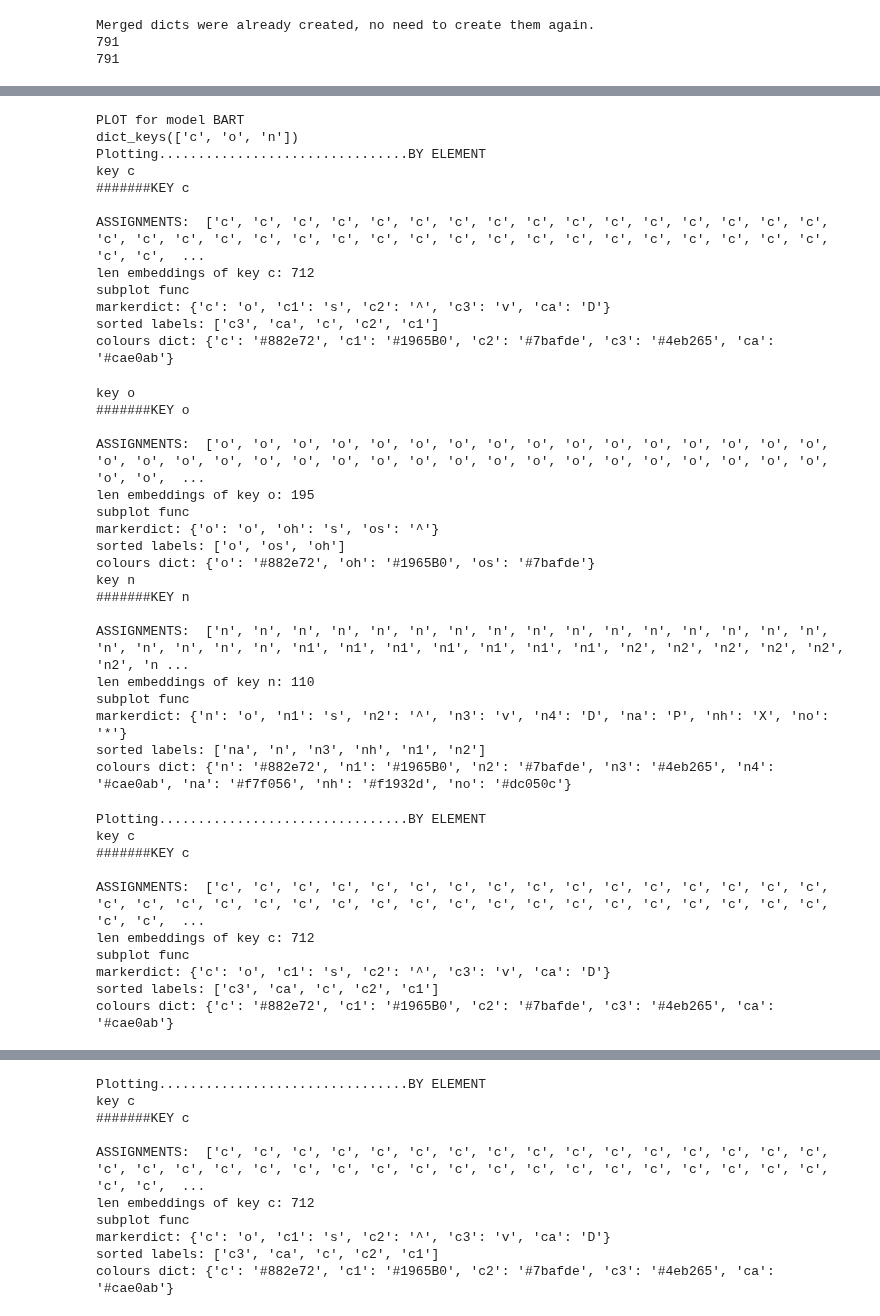
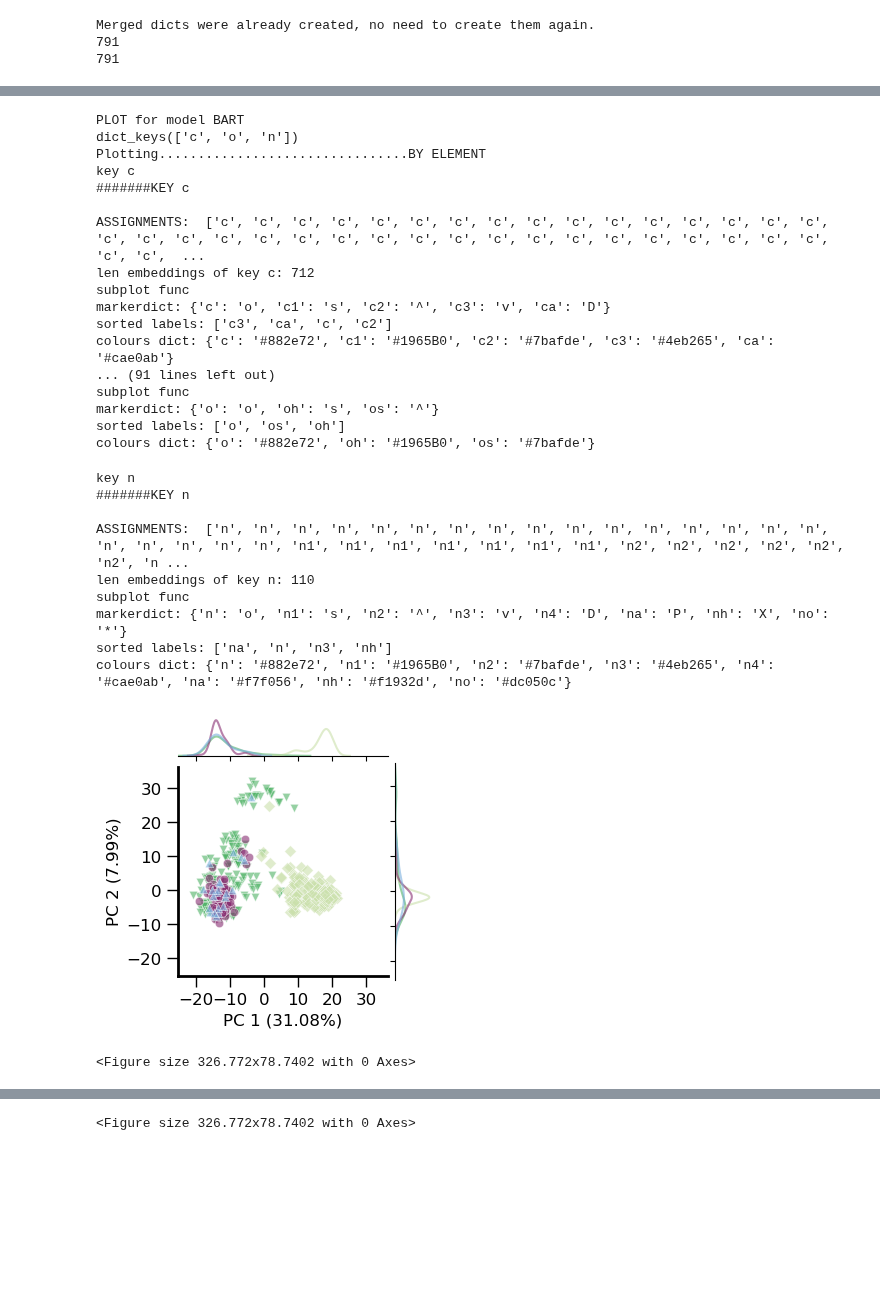
Before and after one commit to ibmm-unibe-ch/SMILES_or_SELFIES, a Jupyter notebook: atomtype_embedding_visualisation/3_AssignEmbedsPlot_saveassignedembeds.ipynb, the cells around one changed output, grey strips where cells are left out. Drawn from its saved outputs; the diff is of its cells as text; code cells hidden in the pictures; blank space fills up the shorter version.

Commit message:
New beautified plots, x axis equals y axis, linewidth 2 and default for kde

```diff
--- a/atomtype_embedding_visualisation/3_AssignEmbedsPlot_saveassignedembeds.ipynb
+++ b/atomtype_embedding_visualisation/3_AssignEmbedsPlot_saveassignedembeds.ipynb
@@ -769,6 +775,18 @@ def plot_pca_with_markers_seaborn(embeddings, labels, marker_dict, colours_dict,
     #inches to centimeters
     cm = 1/2.54
     logging.info("Started plotting PCA")
+    #before PCA I want to make sure not to plot atom types where less them 10 of those exist
+    # filter out atom types and emebddings where less than 10 of those exist
+    filtered_labels = []
+    filtered_embeddings = []
+    for label, emb in zip(labels, embeddings):
+        if labels.count(label) > 10:
+            filtered_labels.append(label)
+            filtered_embeddings.append(emb)
+
+    labels = filtered_labels
+    embeddings = filtered_embeddings
+
     print("markerdict:",marker_dict)
     os.makedirs(save_path.parent, exist_ok=True)
     pca = PCA(n_components=2, random_state=SEED + 6541)
@@ -782,8 +800,8 @@ def plot_pca_with_markers_seaborn(embeddings, labels, marker_dict, colours_dict,
     label_counts = Counter(labels)
     sorted_labels = sorted(label_counts, key=label_counts.get, reverse=True)
     print("sorted labels:",sorted_labels)
-    rep = save_path.name.split('pca')[0]
-    fig, ax = plt.subplots(1, figsize=(8.3*cm, 10*cm)) #8.3cm is one column figure
+    #rep = save_path.name.split('pca')[0]
+    #fig, ax = plt.subplots(1, figsize=(8.3*cm, 8.3*cm)) #8.3cm is one column figure (10cm x 8.3 cm)
 
     # Create a DataFrame for Seaborn
     import pandas as pd
@@ -794,7 +812,7 @@ def plot_pca_with_markers_seaborn(embeddings, labels, marker_dict, colours_dict,
     })
 
     # Create a JointGrid
-    g = sns.JointGrid(data=data, x='PC1', y='PC2', height=10*cm)
+    g = sns.JointGrid(data=data, x='PC1', y='PC2', height=8.5*cm)
 
     print(f"colours dict: {colours_dict}")
     # Plot the scatter plot with markers
@@ -814,7 +832,7 @@ def plot_pca_with_markers_seaborn(embeddings, labels, marker_dict, colours_dict,
     # Set labels and title
     g.ax_joint.set_xlabel(f"PC 1 ({explained_variance_percentages[0]})", fontsize=12)
     g.ax_joint.set_ylabel(f"PC 2 ({explained_variance_percentages[1]})", fontsize=12)
-    g.ax_joint.set_title(f"PCA for {rep} of element {namestring}", fontsize=12)
+    #g.ax_joint.set_title(f"PCA for {rep} of element {namestring}", fontsize=12)
 
     # Customize spines
     g.ax_joint.spines['right'].set_visible(False)
@@ -822,7 +840,7 @@ def plot_pca_with_markers_seaborn(embeddings, labels, marker_dict, colours_dict,
     g.ax_joint.spines['left'].set_linewidth(2)
     g.ax_joint.spines['bottom'].set_linewidth(2)
     # Set tick parameters
-    g.ax_joint.tick_params(length=8, width=3, labelsize=12)
+    g.ax_joint.tick_params(length=8, width=1, labelsize=12)
 
     # Set major tick locators
     g.ax_joint.xaxis.set_major_locator(MultipleLocator(10))
@@ -831,6 +849,17 @@ def plot_pca_with_markers_seaborn(embeddings, labels, marker_dict, colours_dict,
     # Set aspect ratio
     g.ax_joint.set_aspect('equal', adjustable='box')
 
+    # Calculate the limits for the axes
+    x_min, x_max = data['PC1'].min(), data['PC1'].max()
+    y_min, y_max = data['PC2'].min(), data['PC2'].max()
+    axis_min = min(x_min, y_min)
+    axis_max = max(x_max, y_max)
+    margin = 0.08 * (axis_max - axis_min) + 0.1 # 5% margin
+
+    # Set the same limits for both axes with margins
+    g.ax_joint.set_xlim(axis_min - margin, axis_max + margin)
+    g.ax_joint.set_ylim(axis_min - margin, axis_max + margin)
+
     legend_elements = build_legend(colours_dict, marker_dict, labels)
     plot_legend(legend_elements, save_path, alpha, color)
 
@@ -838,7 +867,7 @@ def plot_pca_with_markers_seaborn(embeddings, labels, marker_dict, colours_dict,
     #plt.subplots_adjust(bottom=0.4)
      # Set ticks every 10 units
     g.savefig(f"{save_path}_withmarkers_alpha{alpha}_col{color})_sns.svg", format="svg", dpi=600, bbox_inches='tight')
-    plt.close()
+    #plt.close()
 
 
 
@@ -1051,56 +1052,44 @@ Number of embeddings for 'c3' in SELFIES: 300
 # %%
 traintype="pretrained"
 final_validkeys = len([key for key in filtered_embs_bart_dict.keys() if filtered_embs_bart_dict[key]['posToKeep'] is not None and filtered_embs_bart_dict[key]['atomtype_to_embedding'] is not None and filtered_embs_bart_dict[key]['atomtype_to_clean_selfies_embedding'] is not None])
-save_path_prefix = f"./13_2_25__PaulTolColor_{traintype}_delaney_bbbp_clearance_lipo_mols{final_validkeys}_thresh{penalty_threshold}_ctypelimit{limit}/"
+save_path_prefix = f"./14_2_25__PaulTolColor_{traintype}_delaney_bbbp_clearance_lipo_mols{final_validkeys}_thresh{penalty_threshold}_ctypelimit{limit}/"
 min_dist = 0.1
 n_neighbors = 15
 alpha = 0.6
 
 model="BART"
 print(f"PLOT for model {model}")
 create_plotsperelem(atomtype_embedding_perelem_dict_smiles_bart, atomtype_embedding_perelem_dict_selfies_bart, markerdict, colorsubdict, min_dist, n_neighbors, alpha, save_path_prefix, color, model)
 
 model="roberta"
 print(f"PLOT for model {model}")
 create_plotsperelem(atomtype_embedding_perelem_dict_smiles_roberta, atomtype_embedding_perelem_dict_selfies_roberta, markerdict, colorsubdict, min_dist, n_neighbors, alpha, save_path_prefix, color, model)
 # %% [output]
 PLOT for model BART
 dict_keys(['c', 'o', 'n'])
 Plotting................................BY ELEMENT
 key c
 #######KEY c
 
 ASSIGNMENTS:  ['c', 'c', 'c', 'c', 'c', 'c', 'c', 'c', 'c', 'c', 'c', 'c', 'c', 'c', 'c', 'c', 'c', 'c', 'c', 'c', 'c', 'c', 'c', 'c', 'c', 'c', 'c', 'c', 'c', 'c', 'c', 'c', 'c', 'c', 'c', 'c', 'c',  ...
 len embeddings of key c: 712
 subplot func
 markerdict: {'c': 'o', 'c1': 's', 'c2': '^', 'c3': 'v', 'ca': 'D'}
-sorted labels: ['c3', 'ca', 'c', 'c2', 'c1']
+sorted labels: ['c3', 'ca', 'c', 'c2']
 colours dict: {'c': '#882e72', 'c1': '#1965B0', 'c2': '#7bafde', 'c3': '#4eb265', 'ca': '#cae0ab'}
+... (91 lines left out)
+subplot func
+markerdict: {'o': 'o', 'oh': 's', 'os': '^'}
+sorted labels: ['o', 'os', 'oh']
+colours dict: {'o': '#882e72', 'oh': '#1965B0', 'os': '#7bafde'}
-key o
-#######KEY o
-
-ASSIGNMENTS:  ['o', 'o', 'o', 'o', 'o', 'o', 'o', 'o', 'o', 'o', 'o', 'o', 'o', 'o', 'o', 'o', 'o', 'o', 'o', 'o', 'o', 'o', 'o', 'o', 'o', 'o', 'o', 'o', 'o', 'o', 'o', 'o', 'o', 'o', 'o', 'o', 'o',  ...
-len embeddings of key o: 195
-subplot func
-markerdict: {'o': 'o', 'oh': 's', 'os': '^'}
-sorted labels: ['o', 'os', 'oh']
-colours dict: {'o': '#882e72', 'oh': '#1965B0', 'os': '#7bafde'}
 key n
 #######KEY n
 
 ASSIGNMENTS:  ['n', 'n', 'n', 'n', 'n', 'n', 'n', 'n', 'n', 'n', 'n', 'n', 'n', 'n', 'n', 'n', 'n', 'n', 'n', 'n', 'n', 'n1', 'n1', 'n1', 'n1', 'n1', 'n1', 'n1', 'n2', 'n2', 'n2', 'n2', 'n2', 'n2', 'n ...
 len embeddings of key n: 110
 subplot func
 markerdict: {'n': 'o', 'n1': 's', 'n2': '^', 'n3': 'v', 'n4': 'D', 'na': 'P', 'nh': 'X', 'no': '*'}
-sorted labels: ['na', 'n', 'n3', 'nh', 'n1', 'n2']
+sorted labels: ['na', 'n', 'n3', 'nh']
 colours dict: {'n': '#882e72', 'n1': '#1965B0', 'n2': '#7bafde', 'n3': '#4eb265', 'n4': '#cae0ab', 'na': '#f7f056', 'nh': '#f1932d', 'no': '#dc050c'}
+[figure, new version]
-Plotting................................BY ELEMENT
-key c
-#######KEY c
-
-ASSIGNMENTS:  ['c', 'c', 'c', 'c', 'c', 'c', 'c', 'c', 'c', 'c', 'c', 'c', 'c', 'c', 'c', 'c', 'c', 'c', 'c', 'c', 'c', 'c', 'c', 'c', 'c', 'c', 'c', 'c', 'c', 'c', 'c', 'c', 'c', 'c', 'c', 'c', 'c',  ...
-len embeddings of key c: 712
-subplot func
-markerdict: {'c': 'o', 'c1': 's', 'c2': '^', 'c3': 'v', 'ca': 'D'}
-sorted labels: ['c3', 'ca', 'c', 'c2', 'c1']
-colours dict: {'c': '#882e72', 'c1': '#1965B0', 'c2': '#7bafde', 'c3': '#4eb265', 'ca': '#cae0ab'}
+<Figure size 326.772x78.7402 with 0 Axes>
@@ -1155,10 +1103 @@ colours dict: {'n': '#882e72', 'n1': '#1965B0', 'n2': '#7bafde', 'n3': '#4eb265'
-Plotting................................BY ELEMENT
-key c
-#######KEY c
-
-ASSIGNMENTS:  ['c', 'c', 'c', 'c', 'c', 'c', 'c', 'c', 'c', 'c', 'c', 'c', 'c', 'c', 'c', 'c', 'c', 'c', 'c', 'c', 'c', 'c', 'c', 'c', 'c', 'c', 'c', 'c', 'c', 'c', 'c', 'c', 'c', 'c', 'c', 'c', 'c',  ...
-len embeddings of key c: 712
-subplot func
-markerdict: {'c': 'o', 'c1': 's', 'c2': '^', 'c3': 'v', 'ca': 'D'}
-sorted labels: ['c3', 'ca', 'c', 'c2', 'c1']
-colours dict: {'c': '#882e72', 'c1': '#1965B0', 'c2': '#7bafde', 'c3': '#4eb265', 'ca': '#cae0ab'}
+<Figure size 326.772x78.7402 with 0 Axes>
```
Also changed, not shown: parts of 6 cells of this notebook, 24 other files.
